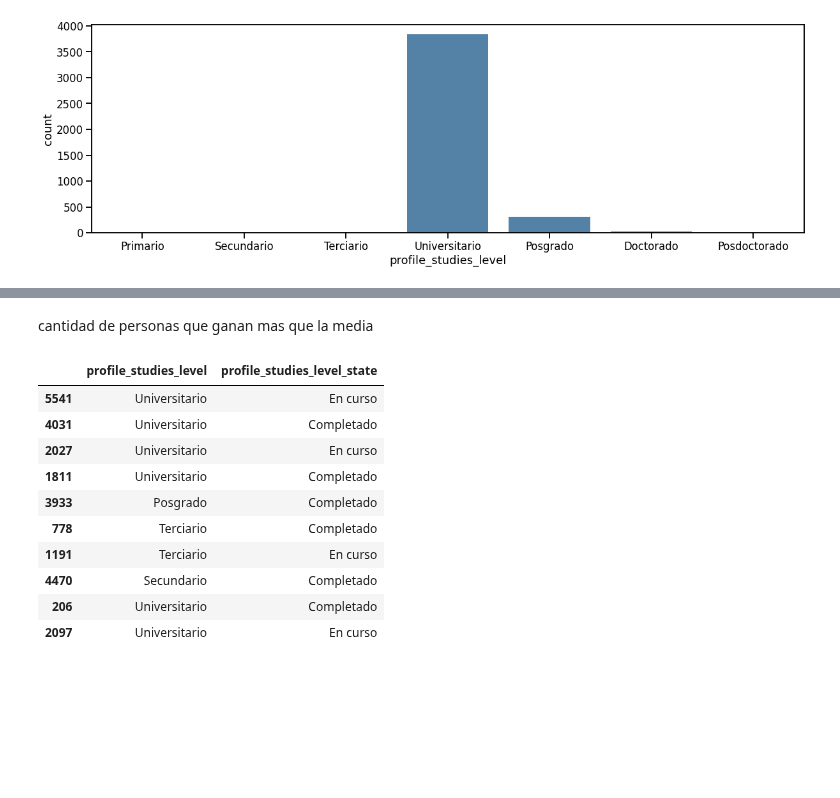
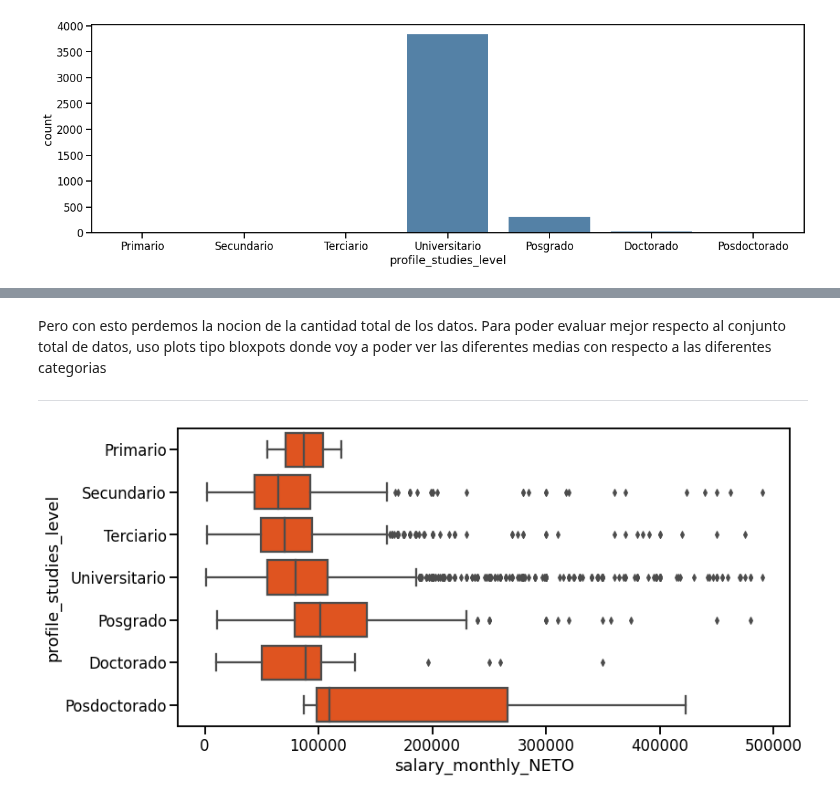
Before and after one commit to Natali-PP/diplodatos2021, a Jupyter notebook: AnalisiYVisualizacion/02_Estadistica_descriptiva.ipynb, the cells around one changed output, grey strips where cells are left out. Cells and saved outputs as stored; diff of their text form; code cells hidden in the pictures; blank space fills up the shorter version.

```diff
--- a/AnalisiYVisualizacion/02_Estadistica_descriptiva.ipynb
+++ b/AnalisiYVisualizacion/02_Estadistica_descriptiva.ipynb
@@ -440,17 +414,12 @@ seaborn.countplot(df_copy[more_then_media].profile_studies_level, color='steelbl
 [figure]
-# %% [markdown]
-cantidad de personas que ganan mas que la media
-# %%
-df[["profile_studies_level","profile_studies_level_state"]].sample(10)
-# %% [output]
-|  | profile_studies_level | profile_studies_level_state |
-| 5541 | Universitario | En curso |
-| 4031 | Universitario | Completado |
-| 2027 | Universitario | En curso |
-| 1811 | Universitario | Completado |
-| 3933 | Posgrado | Completado |
-| 778 | Terciario | Completado |
-| 1191 | Terciario | En curso |
-| 4470 | Secundario | Completado |
-| 206 | Universitario | Completado |
-| 2097 | Universitario | En curso |
+# %% [markdown]
+Pero con esto perdemos la nocion de la cantidad total de los datos. Para poder evaluar mejor respecto al conjunto total de datos, uso plots tipo bloxpots donde voy a poder ver las diferentes medias con respecto a las diferentes categorias
+
+---
+# %%
+plt.figure(figsize=(12, 6))
+seaborn.boxplot(data=df_copy, x='salary_monthly_NETO', y='profile_studies_level',
+                color='orangered', order=education_order)
+plt.ticklabel_format(style='plain', axis='x')
+# %% [output]
+[figure, added]
```
Also changed, not shown: parts of 13 cells of this notebook.
